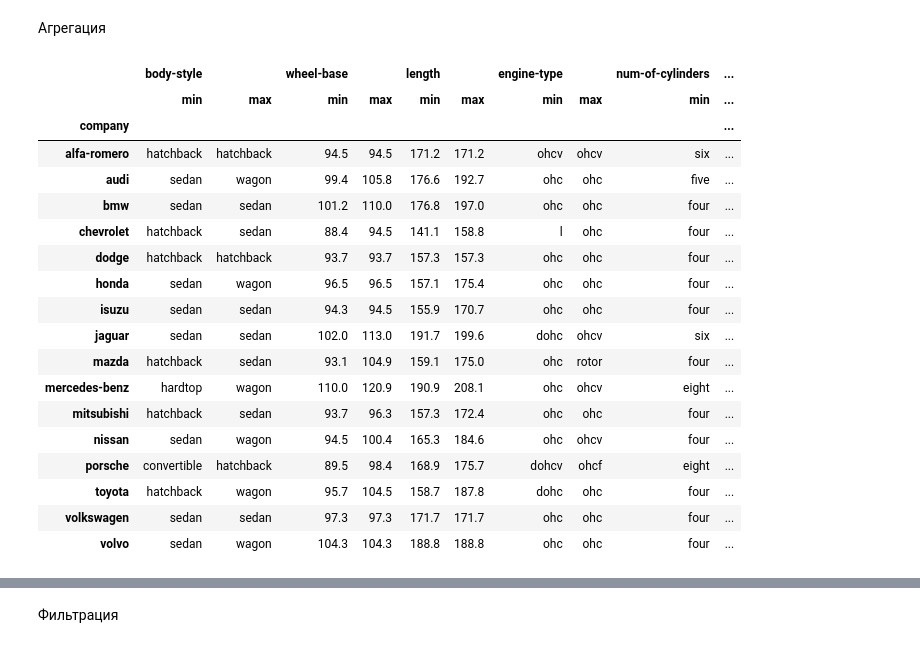
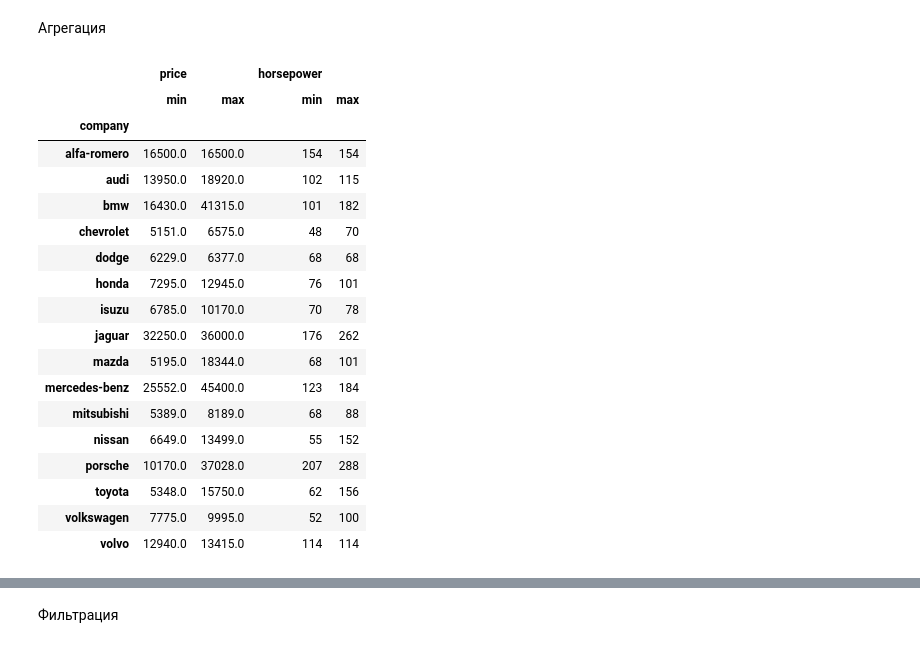
Before and after one commit to MakarVS/data_analysis_course, a Jupyter notebook: Lecture_6/Lecture 6. Pandas.ipynb, the cells around one changed output, grey strips where cells are left out. Cells and saved outputs as stored; diff of their text form; code cells hidden in the pictures.

```diff
--- a/Lecture_6/Lecture 6. Pandas.ipynb
+++ b/Lecture_6/Lecture 6. Pandas.ipynb
@@ -279,7 +274,7 @@ pd.get_option('display.max_rows')
 # %% [markdown]
 Для изменения значения опции используется метод **pd.reset_option()**. В него в качестве второго аргумента необходимо передать новое значение опции, т.е. кол-во строк.
 # %%
-pd.set_option('display.max_rows', 10)
+pd.set_option('display.max_rows', 5)
 # %%
 data_csv
 # %% [output]
@@ -944,25 +954,25 @@ print(data['price'].mean())
 # %% [markdown]
 Агрегация
 # %%
-data.groupby('company').aggregate([min, max])
+data[['price', 'horsepower', 'company']].groupby('company').aggregate([min, max])
 # %% [output]
-|  | body-style |  | wheel-base |  | length |  | engine-type |  | num-of-cylinders | ... |
-|  | min | max | min | max | min | max | min | max | min | ... |
-| company |  |  |  |  |  |  |  |  |  | ... |
-| alfa-romero | hatchback | hatchback | 94.5 | 94.5 | 171.2 | 171.2 | ohcv | ohcv | six | ... |
-| audi | sedan | wagon | 99.4 | 105.8 | 176.6 | 192.7 | ohc | ohc | five | ... |
-| bmw | sedan | sedan | 101.2 | 110.0 | 176.8 | 197.0 | ohc | ohc | four | ... |
-| chevrolet | hatchback | sedan | 88.4 | 94.5 | 141.1 | 158.8 | l | ohc | four | ... |
-| dodge | hatchback | hatchback | 93.7 | 93.7 | 157.3 | 157.3 | ohc | ohc | four | ... |
-| honda | sedan | wagon | 96.5 | 96.5 | 157.1 | 175.4 | ohc | ohc | four | ... |
-| isuzu | sedan | sedan | 94.3 | 94.5 | 155.9 | 170.7 | ohc | ohc | four | ... |
-| jaguar | sedan | sedan | 102.0 | 113.0 | 191.7 | 199.6 | dohc | ohcv | six | ... |
-| mazda | hatchback | sedan | 93.1 | 104.9 | 159.1 | 175.0 | ohc | rotor | four | ... |
-| mercedes-benz | hardtop | wagon | 110.0 | 120.9 | 190.9 | 208.1 | ohc | ohcv | eight | ... |
-| mitsubishi | hatchback | sedan | 93.7 | 96.3 | 157.3 | 172.4 | ohc | ohc | four | ... |
-| nissan | sedan | wagon | 94.5 | 100.4 | 165.3 | 184.6 | ohc | ohcv | four | ... |
-| porsche | convertible | hatchback | 89.5 | 98.4 | 168.9 | 175.7 | dohcv | ohcf | eight | ... |
-| toyota | hatchback | wagon | 95.7 | 104.5 | 158.7 | 187.8 | dohc | ohc | four | ... |
-| volkswagen | sedan | sedan | 97.3 | 97.3 | 171.7 | 171.7 | ohc | ohc | four | ... |
-| volvo | sedan | wagon | 104.3 | 104.3 | 188.8 | 188.8 | ohc | ohc | four | ... |
+|  | price |  | horsepower |  |
+|  | min | max | min | max |
+| company |  |  |  |  |
+| alfa-romero | 16500.0 | 16500.0 | 154 | 154 |
+| audi | 13950.0 | 18920.0 | 102 | 115 |
+| bmw | 16430.0 | 41315.0 | 101 | 182 |
+| chevrolet | 5151.0 | 6575.0 | 48 | 70 |
+| dodge | 6229.0 | 6377.0 | 68 | 68 |
+| honda | 7295.0 | 12945.0 | 76 | 101 |
+| isuzu | 6785.0 | 10170.0 | 70 | 78 |
+| jaguar | 32250.0 | 36000.0 | 176 | 262 |
+| mazda | 5195.0 | 18344.0 | 68 | 101 |
+| mercedes-benz | 25552.0 | 45400.0 | 123 | 184 |
+| mitsubishi | 5389.0 | 8189.0 | 68 | 88 |
+| nissan | 6649.0 | 13499.0 | 55 | 152 |
+| porsche | 10170.0 | 37028.0 | 207 | 288 |
+| toyota | 5348.0 | 15750.0 | 62 | 156 |
+| volkswagen | 7775.0 | 9995.0 | 52 | 100 |
+| volvo | 12940.0 | 13415.0 | 114 | 114 |
 # %%
```
Also changed, not shown: parts of 24 cells of this notebook, 3 other files.
